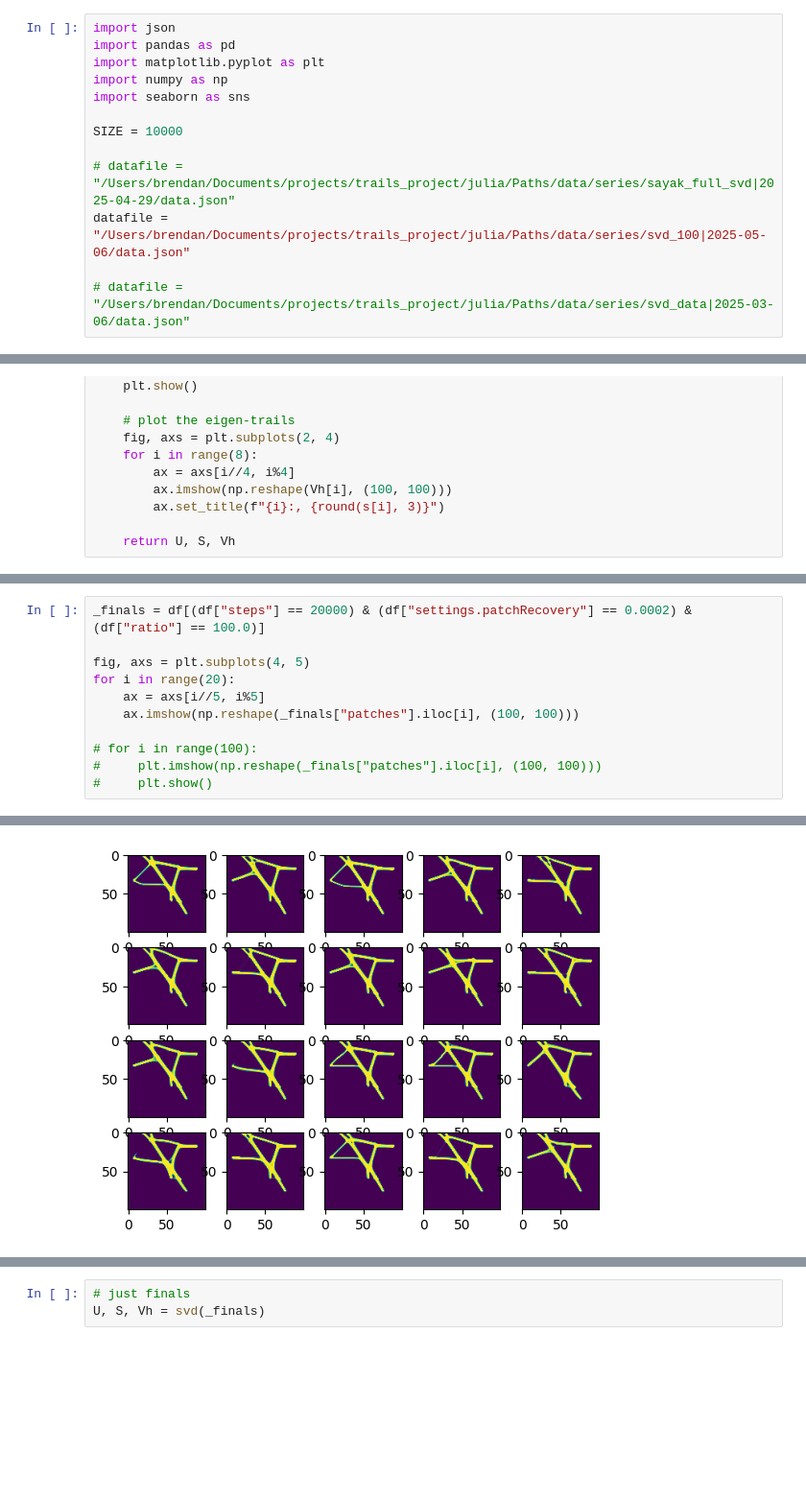
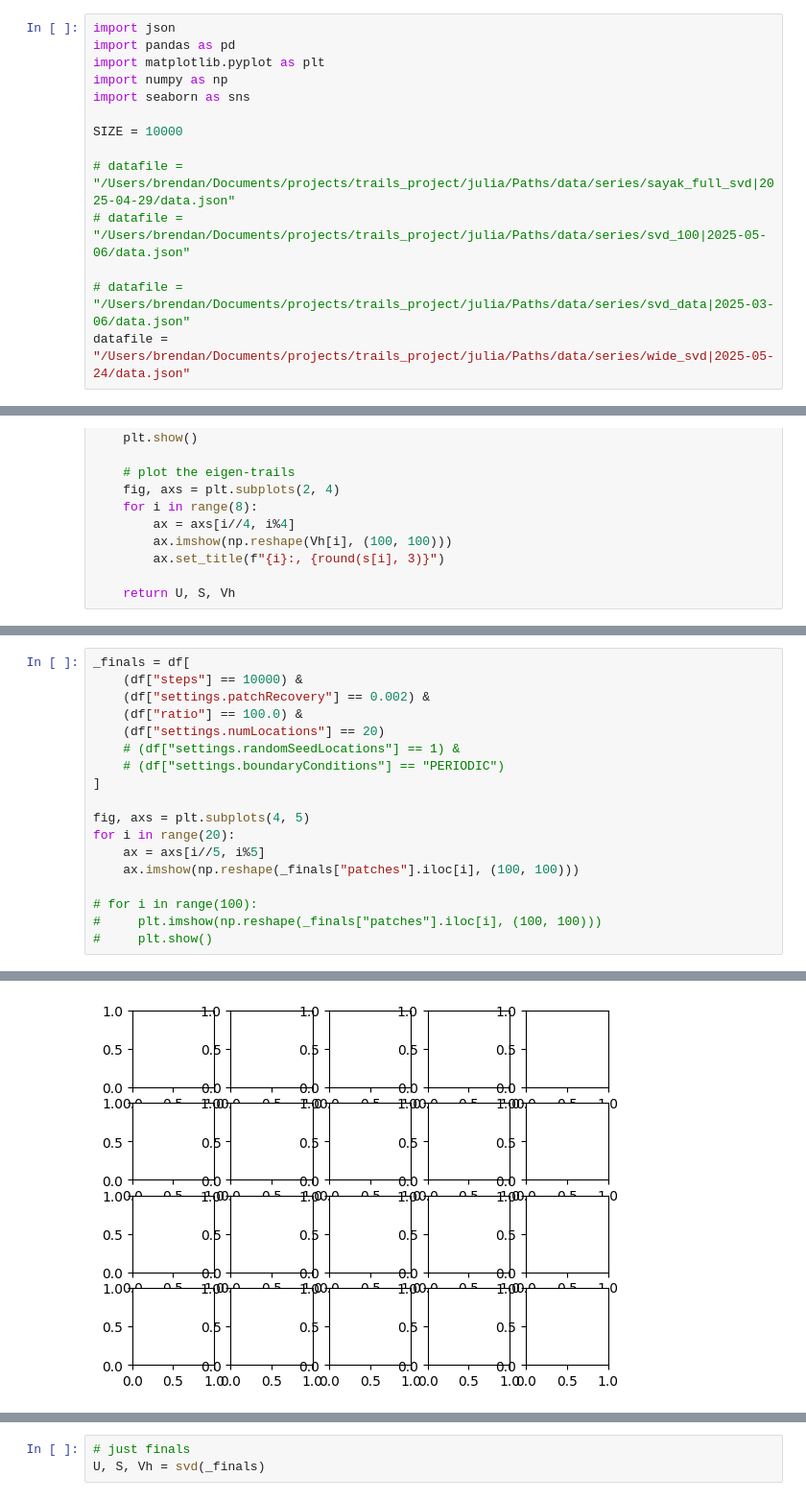
Before and after one commit to brendanwallace/animalpaths, a Jupyter notebook: julia/Paths/notebooks/svd.ipynb, the cells around one changed output, grey strips where cells are left out. Shown: that part at 96% size. Cells and saved outputs as stored; diff of their text form; blank space fills up the shorter version.

```diff
--- a/julia/Paths/notebooks/svd.ipynb
+++ b/julia/Paths/notebooks/svd.ipynb
@@ -8,9 +8,10 @@ import seaborn as sns
 SIZE = 10000
 
 # datafile = "/Users/brendan/Documents/projects/trails_project/julia/Paths/data/series/sayak_full_svd|2025-04-29/data.json"
-datafile = "/Users/brendan/Documents/projects/trails_project/julia/Paths/data/series/svd_100|2025-05-06/data.json"
+# datafile = "/Users/brendan/Documents/projects/trails_project/julia/Paths/data/series/svd_100|2025-05-06/data.json"
 
 # datafile = "/Users/brendan/Documents/projects/trails_project/julia/Paths/data/series/svd_data|2025-03-06/data.json"
+datafile = "/Users/brendan/Documents/projects/trails_project/julia/Paths/data/series/wide_svd|2025-05-24/data.json"
 # %%
 # load the json, and normalize into a dataframe
 with open(datafile) as f:
@@ -100,5 +95,12 @@ plt.scatter(
 # %%
-_finals = df[(df["steps"] == 20000) & (df["settings.patchRecovery"] == 0.0002) & (df["ratio"] == 100.0)]
+_finals = df[
+    (df["steps"] == 10000) &
+    (df["settings.patchRecovery"] == 0.002) &
+    (df["ratio"] == 100.0) &
+    (df["settings.numLocations"] == 20)
+    # (df["settings.randomSeedLocations"] == 1) &
+    # (df["settings.boundaryConditions"] == "PERIODIC")
+]
 
 fig, axs = plt.subplots(4, 5)
 for i in range(20):
@@ -112 +115 @@ for i in range(20):
-[figure, old version]
+[figure, new version]
```
Also changed, not shown: parts of 9 cells of this notebook, 1 other file.
